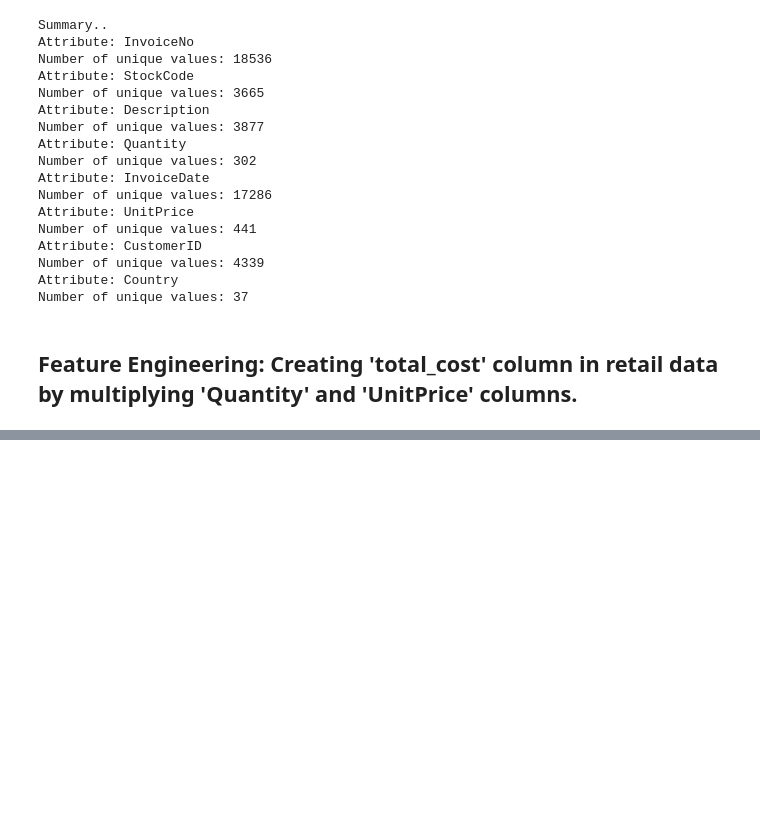
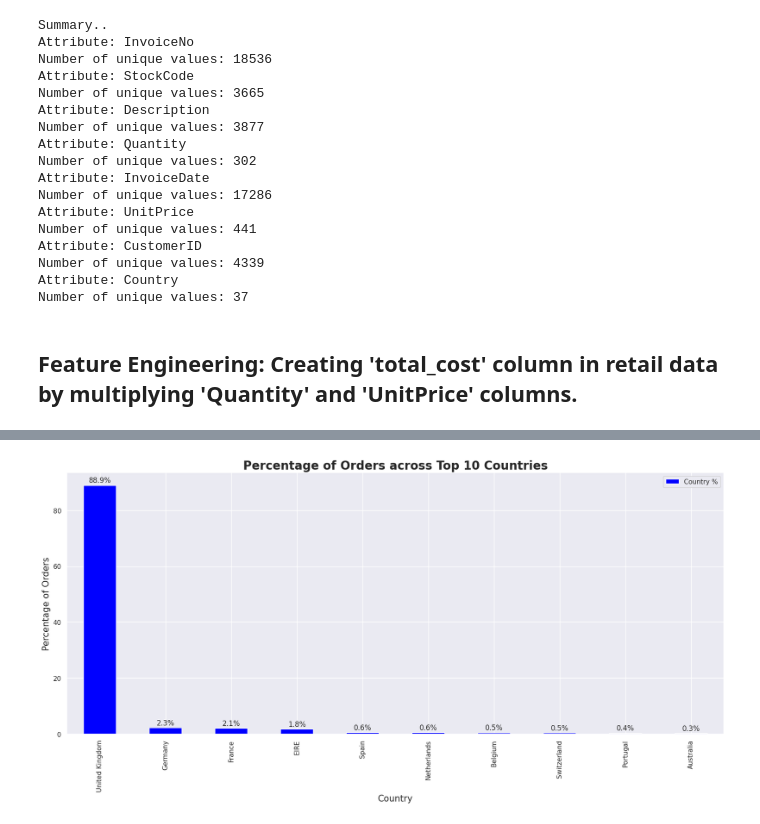
Before and after one commit to VHP2305/Online_Retail_Customer_Segmentation, a Jupyter notebook: Online_Retail_Customer_Segmentation.ipynb, the cells around one changed output, grey strips where cells are left out. Saved outputs shown, nothing was run; the diff lists cells and outputs as text; code cells hidden in the pictures; blank space fills up the shorter version.

```diff
--- a/Online_Retail_Customer_Segmentation.ipynb
+++ b/Online_Retail_Customer_Segmentation.ipynb
@@ -594,0 +739,12 @@ retail_df_copy.head()
+# %%
+# Create a new DataFrame with the top countries
+top_countries = pd.DataFrame(retail_df_copy['Country'].value_counts().sort_values(ascending = False).reset_index())
+
+# Calculate the percentage of orders for each country
+top_countries['Country %'] = top_countries['Country'] * 100 / retail_df_copy['Country'].count()
+
+# Rename the columns in the DataFrame
+top_countries.rename(columns = {'index':'Country','Country':'Total Counts'}, inplace = True)
+
+# Display the top 5 rows of the DataFrame
+top_countries.head()
@@ -594,0 +758,23 @@ retail_df_copy.head()
+# %%
+# Limit the DataFrame to only show the top 10 countries
+top_countries = top_countries.head(10)
+
+# Plot the top 10 countries as a bar chart
+top_countries.plot(x='Country', y='Country %', kind='bar', figsize=(20, 8), color='blue')
+
+# Add the title, x-axis label, and y-axis label
+plt.title('Percentage of Orders across Top 10 Countries', size=20, fontweight='bold')
+plt.xlabel('Country', size=15)
+plt.ylabel('Percentage of Orders', size=15)
+
+# Rotate the x-axis labels for better readability
+plt.xticks(rotation=90)
+
+# Add the percentage value on top of each bar
+for i in range(top_countries.shape[0]):
+    plt.text(x=i, y=top_countries['Country %'][i]+1, s=f"{top_countries['Country %'][i]:.1f}%", ha='center')
+
+# Show the plot
+plt.show()
+# %% [output]
+[figure, added]
```
Also changed, not shown: parts of 31 cells of this notebook.
